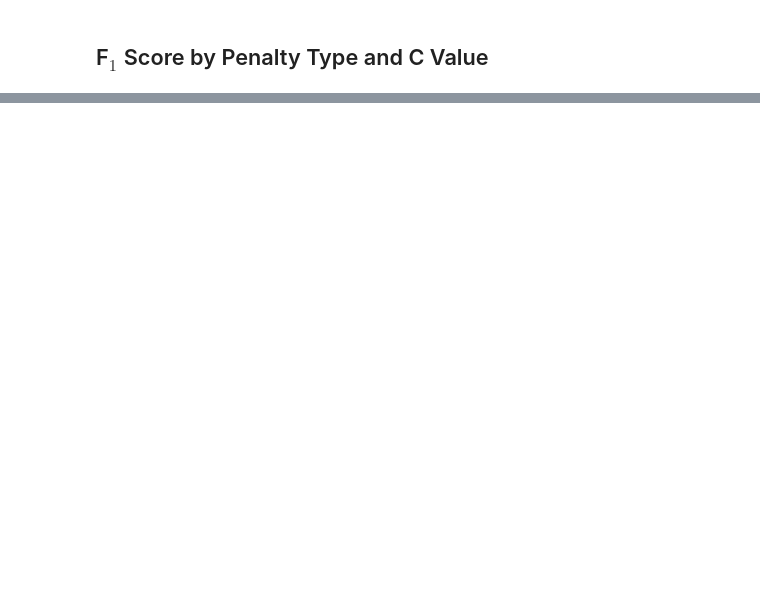
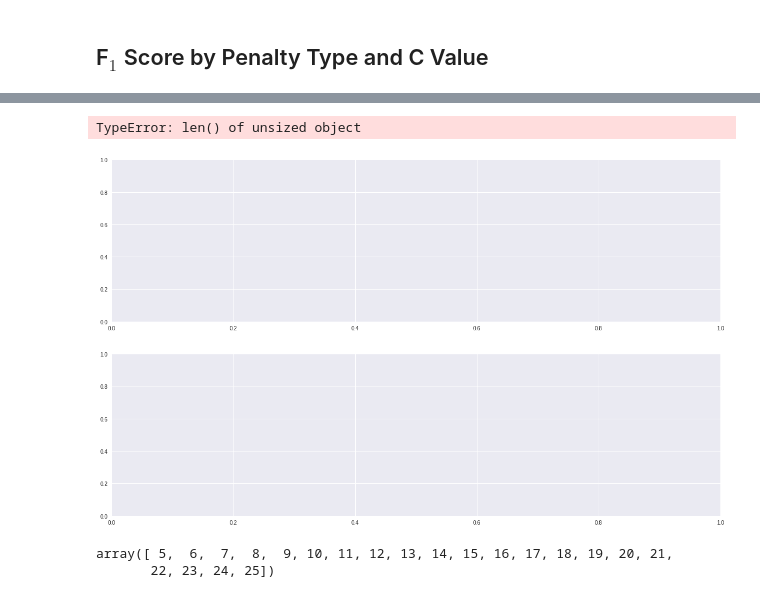
Before and after one commit to neeshu89/2018-W-450-4, a Jupyter notebook: 06-hyper-parameter-tuning/ipynb/01-Logistic-Regression-Tuning.ipynb, the cells around one changed output, grey strips where cells are left out. Saved outputs shown, nothing was run; the diff lists cells and outputs as text; code cells hidden in the pictures; blank space fills up the shorter version.

```diff
--- a/06-hyper-parameter-tuning/ipynb/01-Logistic-Regression-Tuning.ipynb
+++ b/06-hyper-parameter-tuning/ipynb/01-Logistic-Regression-Tuning.ipynb
@@ -152,14 +194,22 @@ k = int(len(viridis_r.colors)/12)
 colors = [col for i, col in enumerate(viridis_r.colors) if i % 21 == 0]
 # %%
 fig, (ax1, ax2) = plt.subplots(2,1,figsize=(20,12))
-for i, C in enumerate(l1_test_results.C.unique()):
-    l1_test_results_for_C = l1_test_results[l1_test_results.C == C]
-    sns.distplot(l1_test_results_for_C.f1_test_score, label=str(C), ax=ax1, color=colors[i])
-    l2_test_results_for_C = l2_test_results[l2_test_results.C == C]
-    sns.distplot(l2_test_results_for_C.f1_test_score, label=str(C), ax=ax2, color=colors[i])
+for i, depth in enumerate(f25_feat_test_results.depth.unique()):
+    f25_feat_test_results_for_d = f25_feat_test_results[f25_feat_test_results.depth == depth]
+    sns.distplot(f25_feat_test_results_for_d.f1_test_score, label=str(depth), ax=ax1, color=colors[i])
+   # l2_test_results_for_C = l2_test_results[l2_test_results.C == C]
+   # sns.distplot(l2_test_results_for_C.f1_test_score, label=str(C), ax=ax2, color=colors[i])
 ax1.set_xlim(0.6,0.7)
 ax1.set_title('Distribution of L1 penalty performance')
 ax1.legend()
 ax2.set_xlim(0.6,0.7)
 ax2.set_title('Distribution of L2 penalty performance')
 ax2.legend()
+# %% [output]
+TypeError: len() of unsized object
+[figure, added]
+# %%
+f25_feat_test_results.depth.unique()
+# %% [output]
+array([ 5,  6,  7,  8,  9, 10, 11, 12, 13, 14, 15, 16, 17, 18, 19, 20, 21,
+       22, 23, 24, 25])
```
Also changed, not shown: parts of 11 cells of this notebook, 2 other files.
